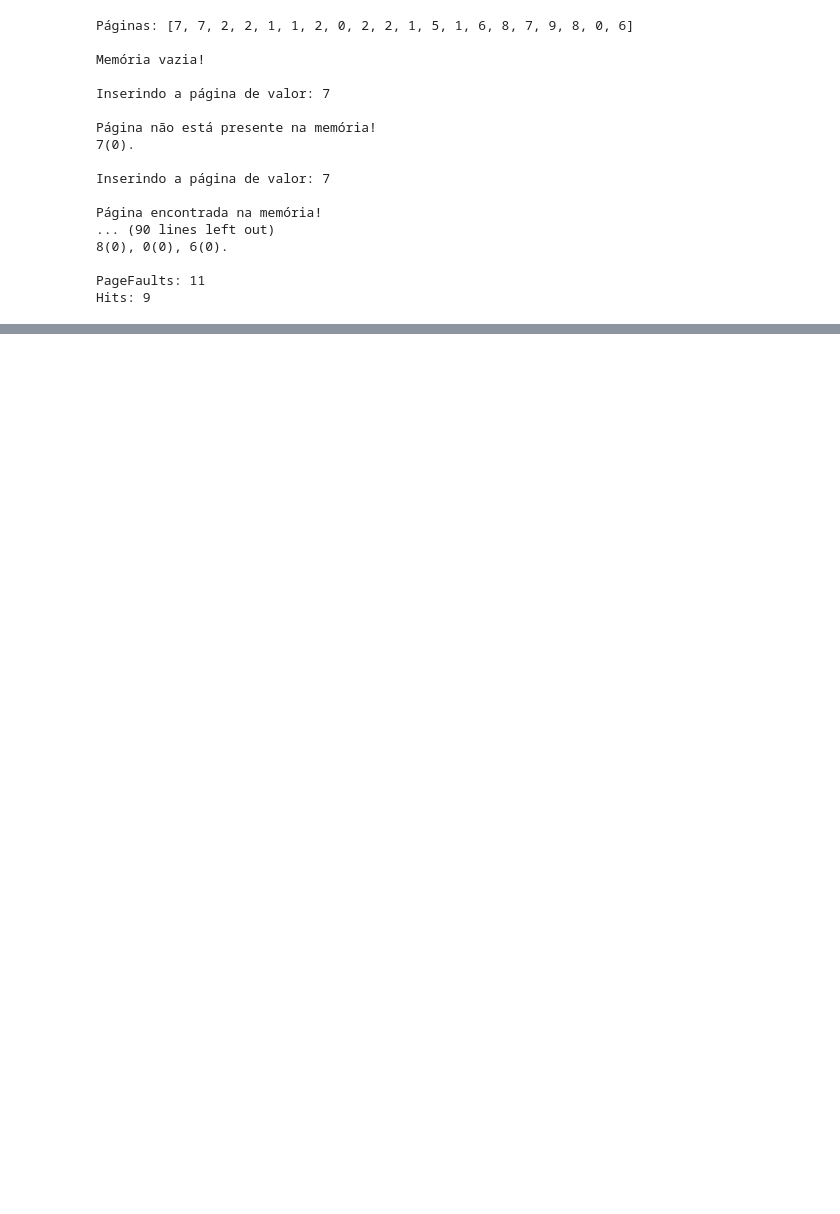
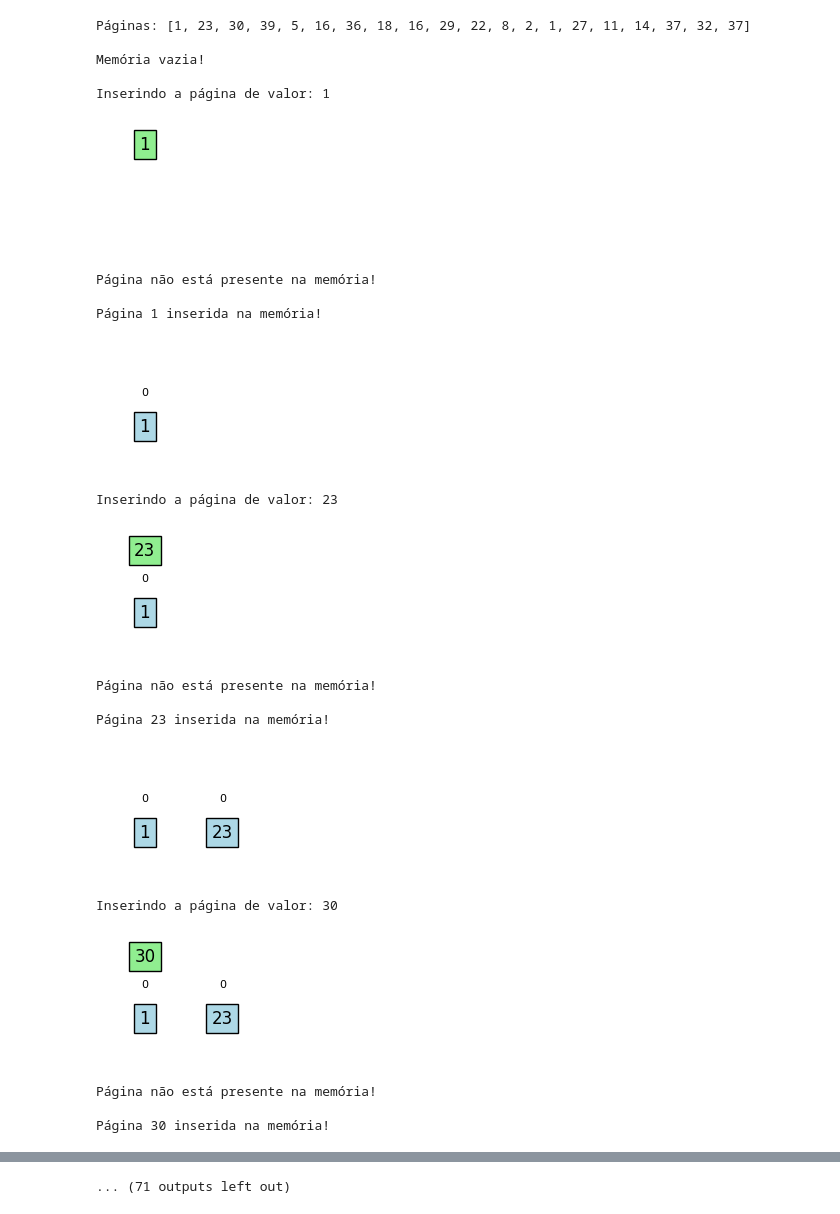
Before and after one commit to GuCMartins/DCC062-2024.1-A-Trabalho_Final-Parte_Pratica, a Jupyter notebook: SC.ipynb, the cells around one changed output, grey strips where cells are left out. Drawn from its saved outputs; the diff is of its cells as text; code cells hidden in the pictures; blank space fills up the shorter version.

```diff
--- a/SC.ipynb
+++ b/SC.ipynb
@@ -52,34 +92,38 @@ def segunda_chance(paginas, capacidade):
 # %%
 n = 20
 
 paginas = []
 
 for i in range(n):
-    paginas.append(np.random.randint(0, n/2))
+    paginas.append(np.random.randint(0, 2*n))
 
 print("Páginas: " + str(paginas) + "\n")
 
-frames = 3
+frames = int(n / 1.5)
 
 pageFault, hit = segunda_chance(paginas, frames)
 
 print("\nPageFaults: " + str(pageFault))
 print("Hits: " + str(hit))
 # %% [output]
-Páginas: [7, 7, 2, 2, 1, 1, 2, 0, 2, 2, 1, 5, 1, 6, 8, 7, 9, 8, 0, 6]
+Páginas: [1, 23, 30, 39, 5, 16, 36, 18, 16, 29, 22, 8, 2, 1, 27, 11, 14, 37, 32, 37]
 
 Memória vazia!
 
-Inserindo a página de valor: 7
-
-Página não está presente na memória!
-7(0).
-
-Inserindo a página de valor: 7
-
-Página encontrada na memória!
-... (90 lines left out)
-8(0), 0(0), 6(0).
-
-PageFaults: 11
-Hits: 9
+Inserindo a página de valor: 1
+[figure, added]
+Página não está presente na memória!
+
+Página 1 inserida na memória!
+[figure, added]
+Inserindo a página de valor: 23
+[figure, added]
+Página não está presente na memória!
+
+Página 23 inserida na memória!
+[figure, added]
+Inserindo a página de valor: 30
+[figure, added]
+Página não está presente na memória!
+
+Página 30 inserida na memória!
@@ -86,3 +131,4 @@ Hits: 9
+... (71 outputs left out)
 # %%
 def segunda_chance_sp(paginas, capacidade):
     fila = []
```
Also changed, not shown: parts of 8 cells of this notebook.
